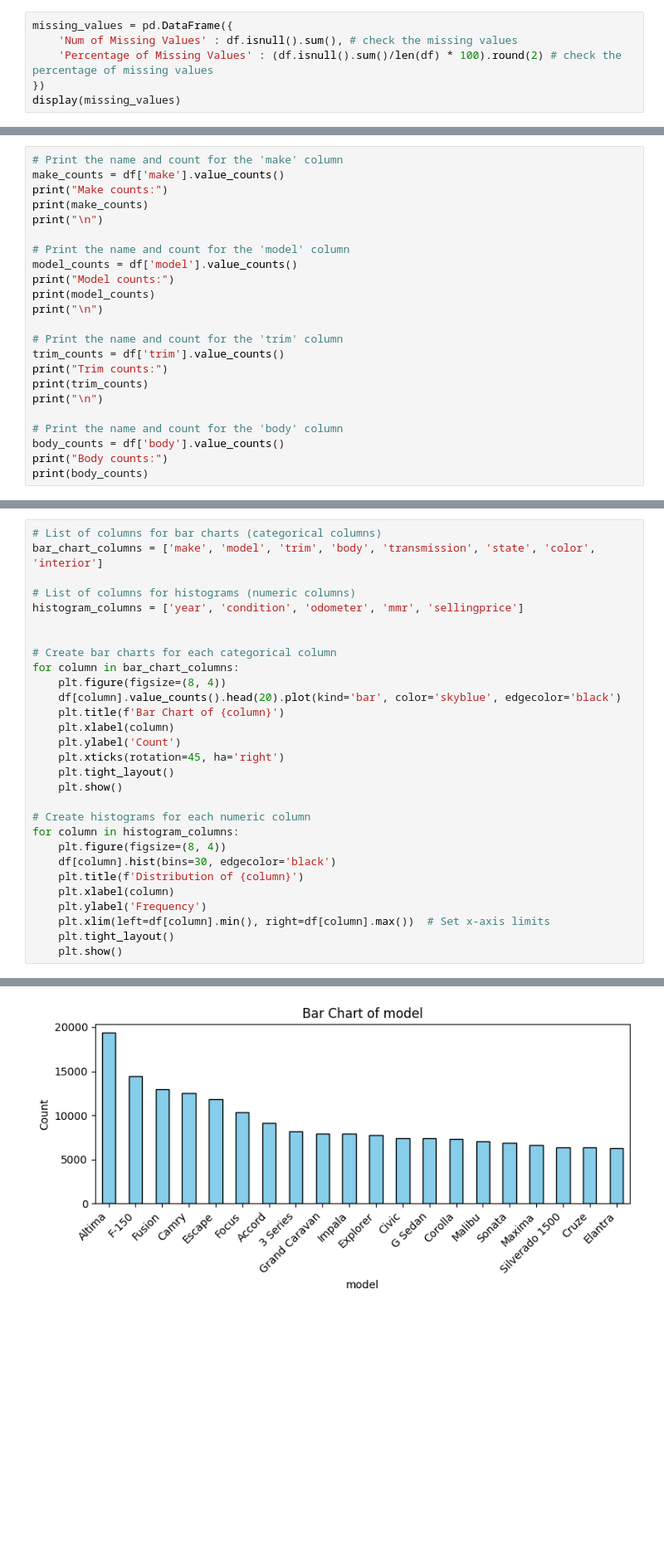
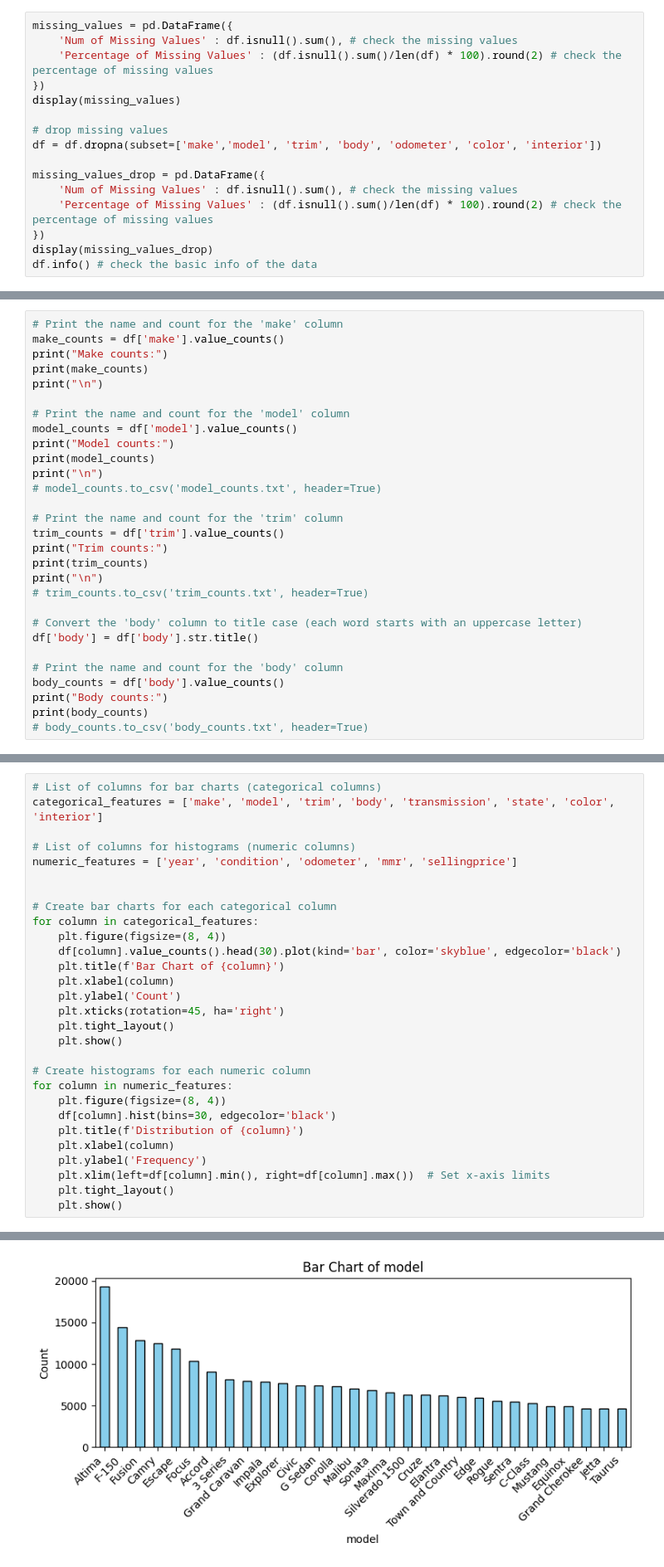
Before and after one commit to jasonzhu03/CS506-Project, a Jupyter notebook: final_project.ipynb, the cells around one changed output, grey strips where cells are left out. Shown at 83% size. Drawn from its saved outputs; the diff is of its cells as text; blank space fills up the shorter version.

```diff
--- a/final_project.ipynb
+++ b/final_project.ipynb
@@ -59,6 +62,16 @@ missing_values = pd.DataFrame({
     'Percentage of Missing Values' : (df.isnull().sum()/len(df) * 100).round(2) # check the percentage of missing values
 })
 display(missing_values)
+
+# drop missing values
+df = df.dropna(subset=['make','model', 'trim', 'body', 'odometer', 'color', 'interior'])
+
+missing_values_drop = pd.DataFrame({
+    'Num of Missing Values' : df.isnull().sum(), # check the missing values
+    'Percentage of Missing Values' : (df.isnull().sum()/len(df) * 100).round(2) # check the percentage of missing values
+})
+display(missing_values_drop)
+df.info() # check the basic info of the data
 # %% [output]
 |  | Num of Missing Values | Percentage of Missing Values |
 | year | 0 | 0.00 |
@@ -89,17 +136,23 @@ model_counts = df['model'].value_counts()
 print("Model counts:")
 print(model_counts)
 print("\n")
+# model_counts.to_csv('model_counts.txt', header=True)
 
 # Print the name and count for the 'trim' column
 trim_counts = df['trim'].value_counts()
 print("Trim counts:")
 print(trim_counts)
 print("\n")
+# trim_counts.to_csv('trim_counts.txt', header=True)
+
+# Convert the 'body' column to title case (each word starts with an uppercase letter)
+df['body'] = df['body'].str.title()
 
 # Print the name and count for the 'body' column
 body_counts = df['body'].value_counts()
 print("Body counts:")
 print(body_counts)
+# body_counts.to_csv('body_counts.txt', header=True)
 # %% [output]
 Make counts:
 make
@@ -121,15 +176,15 @@ Name: count, Length: 86, dtype: int64
 # %%
 # List of columns for bar charts (categorical columns)
-bar_chart_columns = ['make', 'model', 'trim', 'body', 'transmission', 'state', 'color', 'interior']
+categorical_features = ['make', 'model', 'trim', 'body', 'transmission', 'state', 'color', 'interior']
 
 # List of columns for histograms (numeric columns)
-histogram_columns = ['year', 'condition', 'odometer', 'mmr', 'sellingprice']
+numeric_features = ['year', 'condition', 'odometer', 'mmr', 'sellingprice']
 
 
 # Create bar charts for each categorical column
-for column in bar_chart_columns:
+for column in categorical_features:
     plt.figure(figsize=(8, 4))
-    df[column].value_counts().head(20).plot(kind='bar', color='skyblue', edgecolor='black')
+    df[column].value_counts().head(30).plot(kind='bar', color='skyblue', edgecolor='black')
     plt.title(f'Bar Chart of {column}')
     plt.xlabel(column)
     plt.ylabel('Count')
@@ -138,7 +193,7 @@ for column in bar_chart_columns:
     plt.show()
 
 # Create histograms for each numeric column
-for column in histogram_columns:
+for column in numeric_features:
     plt.figure(figsize=(8, 4))
     df[column].hist(bins=30, edgecolor='black')
     plt.title(f'Distribution of {column}')
@@ -152 +207 @@ for column in histogram_columns:
-[figure, old version]
+[figure, new version]
```
Also changed, not shown: parts of 8 cells of this notebook, 1 other file.
